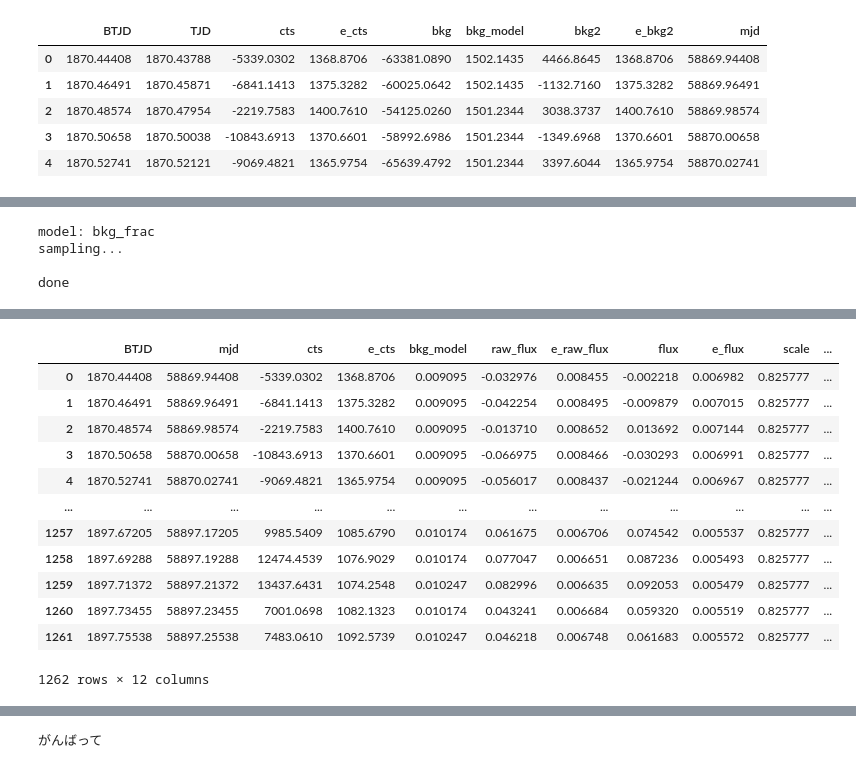
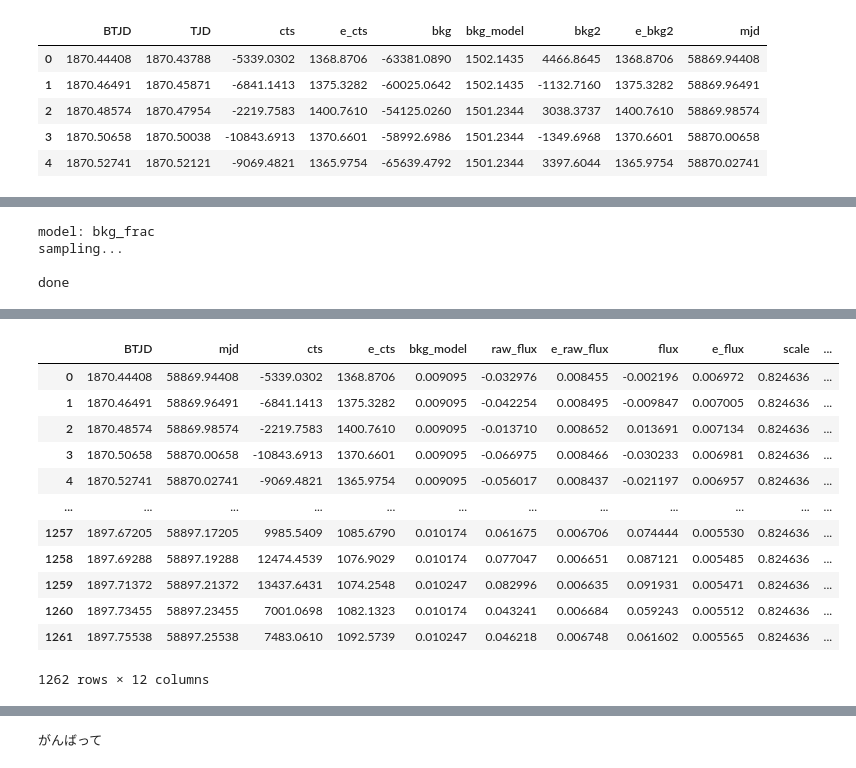
Before and after one commit to tylerbarna/BarnaSeniorHonorsThesis, a Jupyter notebook: MCMC Lightcurve Correction.ipynb, the cells around one changed output, grey strips where cells are left out. Cells and saved outputs as stored; diff of their text form; code cells hidden in the pictures.

```diff
--- a/MCMC Lightcurve Correction.ipynb
+++ b/MCMC Lightcurve Correction.ipynb
@@ -63,3 +63,6 @@ sn2020bpi_s21.head()
 | 2 | 1870.48574 | 1870.47954 | -2219.7583 | 1400.7610 | -54125.0260 | 1501.2344 | 3038.3737 | 1400.7610 | 58869.98574 |
 | 3 | 1870.50658 | 1870.50038 | -10843.6913 | 1370.6601 | -58992.6986 | 1501.2344 | -1349.6968 | 1370.6601 | 58870.00658 |
 | 4 | 1870.52741 | 1870.52121 | -9069.4821 | 1365.9754 | -65639.4792 | 1501.2344 | 3397.6044 | 1365.9754 | 58870.02741 |
+# %%
+ax = sn2020bpi_s21_a.plot('mjd','cts',yerr='e_cts',kind='scatter',alpha=0.5)
+sn2020bpi_s21_a.plot('mjd','bkg',kind='scatter',alpha=0.5,color='red',ax=ax)
@@ -227,7 +225,7 @@ def lcEmcee(dataPD,refDataPD, guess, scale,
     samples = doMCMC(data_interpolated,refData,
                      guess,scale,
                      nwalkers,nburn,nsteps,
-                     modelType,plotCorner,savePlots,fileNameExtras,plotExt)
+                     plotCorner,modelType,savePlots,fileNameExtras,plotExt)
 #     if savePlots:
 #         dirString = np.str('./plots/lcFit/'+np.str(dataType)+'/corner/')
 #         mkdir(dirString)
@@ -294,33 +292,36 @@ def lcAdjustment(dataPD,refDataPD, guess, scale,
 # %%
 guess = [0.7,0.04,0.06]
 scale = [0.1,0.01,0.01]
 # bpi_orig_scaled = lcAdjustment(sn2020bpi_s21,
 #              sn2020bpi_ztf.query('fid == 2').reset_index(),
 #              guess, scale,modelType='bkg_frac',nwalkers=50,nburn=500,nsteps=1000)
 bpi_updated_scaled, samples = lcAdjustment(sn2020bpi_s21_a,
              sn2020bpi_ztf.query('fid == 2').reset_index(),
-             guess, scale,modelType='bkg_frac',nwalkers=10,nburn=200,nsteps=400,savePlots=True,fileNameExtras='lcFit',plotExt='.pdf')
-# bpi_updated_scaled.to_csv('./JhaData/TESS_SN2020bpi_s21_a_MCMC.csv',index=False)
+             guess, scale,modelType='bkg_frac',nwalkers=100,nburn=45000,nsteps=50000,savePlots=True,dataType='sn2020bpi',fileNameExtras='lcFit',plotExt='.pdf')
+bpi_updated_scaled.to_csv('./JhaData/TESS_SN2020bpi_s21_a_MCMC.csv',index=False)
 display(bpi_updated_scaled)
+sampPD = pd.DataFrame(samples)
+sampPD.columns = ['scale','shift','bkg']
+samples.to_csv('./JhaData/TESS_SN2020bpi_s21_a_MCMC_samples.csv',index=False)
 # %% [output]
 model: bkg_frac
 sampling...
 
 done
 [interactive output not drawn]
 [interactive output not drawn]
 [interactive output not drawn]
 [interactive output not drawn]
 |  | BTJD | mjd | cts | e_cts | bkg_model | raw_flux | e_raw_flux | flux | e_flux | scale | ... |
-| 0 | 1870.44408 | 58869.94408 | -5339.0302 | 1368.8706 | 0.009095 | -0.032976 | 0.008455 | -0.002218 | 0.006982 | 0.825777 | ... |
-| 1 | 1870.46491 | 58869.96491 | -6841.1413 | 1375.3282 | 0.009095 | -0.042254 | 0.008495 | -0.009879 | 0.007015 | 0.825777 | ... |
-| 2 | 1870.48574 | 58869.98574 | -2219.7583 | 1400.7610 | 0.009095 | -0.013710 | 0.008652 | 0.013692 | 0.007144 | 0.825777 | ... |
-| 3 | 1870.50658 | 58870.00658 | -10843.6913 | 1370.6601 | 0.009095 | -0.066975 | 0.008466 | -0.030293 | 0.006991 | 0.825777 | ... |
-| 4 | 1870.52741 | 58870.02741 | -9069.4821 | 1365.9754 | 0.009095 | -0.056017 | 0.008437 | -0.021244 | 0.006967 | 0.825777 | ... |
+| 0 | 1870.44408 | 58869.94408 | -5339.0302 | 1368.8706 | 0.009095 | -0.032976 | 0.008455 | -0.002196 | 0.006972 | 0.824636 | ... |
+| 1 | 1870.46491 | 58869.96491 | -6841.1413 | 1375.3282 | 0.009095 | -0.042254 | 0.008495 | -0.009847 | 0.007005 | 0.824636 | ... |
+| 2 | 1870.48574 | 58869.98574 | -2219.7583 | 1400.7610 | 0.009095 | -0.013710 | 0.008652 | 0.013691 | 0.007134 | 0.824636 | ... |
+| 3 | 1870.50658 | 58870.00658 | -10843.6913 | 1370.6601 | 0.009095 | -0.066975 | 0.008466 | -0.030233 | 0.006981 | 0.824636 | ... |
+| 4 | 1870.52741 | 58870.02741 | -9069.4821 | 1365.9754 | 0.009095 | -0.056017 | 0.008437 | -0.021197 | 0.006957 | 0.824636 | ... |
 | ... | ... | ... | ... | ... | ... | ... | ... | ... | ... | ... | ... |
-| 1257 | 1897.67205 | 58897.17205 | 9985.5409 | 1085.6790 | 0.010174 | 0.061675 | 0.006706 | 0.074542 | 0.005537 | 0.825777 | ... |
-| 1258 | 1897.69288 | 58897.19288 | 12474.4539 | 1076.9029 | 0.010174 | 0.077047 | 0.006651 | 0.087236 | 0.005493 | 0.825777 | ... |
-| 1259 | 1897.71372 | 58897.21372 | 13437.6431 | 1074.2548 | 0.010247 | 0.082996 | 0.006635 | 0.092053 | 0.005479 | 0.825777 | ... |
-| 1260 | 1897.73455 | 58897.23455 | 7001.0698 | 1082.1323 | 0.010174 | 0.043241 | 0.006684 | 0.059320 | 0.005519 | 0.825777 | ... |
-| 1261 | 1897.75538 | 58897.25538 | 7483.0610 | 1092.5739 | 0.010247 | 0.046218 | 0.006748 | 0.061683 | 0.005572 | 0.825777 | ... |
+| 1257 | 1897.67205 | 58897.17205 | 9985.5409 | 1085.6790 | 0.010174 | 0.061675 | 0.006706 | 0.074444 | 0.005530 | 0.824636 | ... |
+| 1258 | 1897.69288 | 58897.19288 | 12474.4539 | 1076.9029 | 0.010174 | 0.077047 | 0.006651 | 0.087121 | 0.005485 | 0.824636 | ... |
+| 1259 | 1897.71372 | 58897.21372 | 13437.6431 | 1074.2548 | 0.010247 | 0.082996 | 0.006635 | 0.091931 | 0.005471 | 0.824636 | ... |
+| 1260 | 1897.73455 | 58897.23455 | 7001.0698 | 1082.1323 | 0.010174 | 0.043241 | 0.006684 | 0.059243 | 0.005512 | 0.824636 | ... |
+| 1261 | 1897.75538 | 58897.25538 | 7483.0610 | 1092.5739 | 0.010247 | 0.046218 | 0.006748 | 0.061602 | 0.005565 | 0.824636 | ... |
 1262 rows × 12 columns
```
Also changed, not shown: parts of 7 cells of this notebook, 37 other files.
